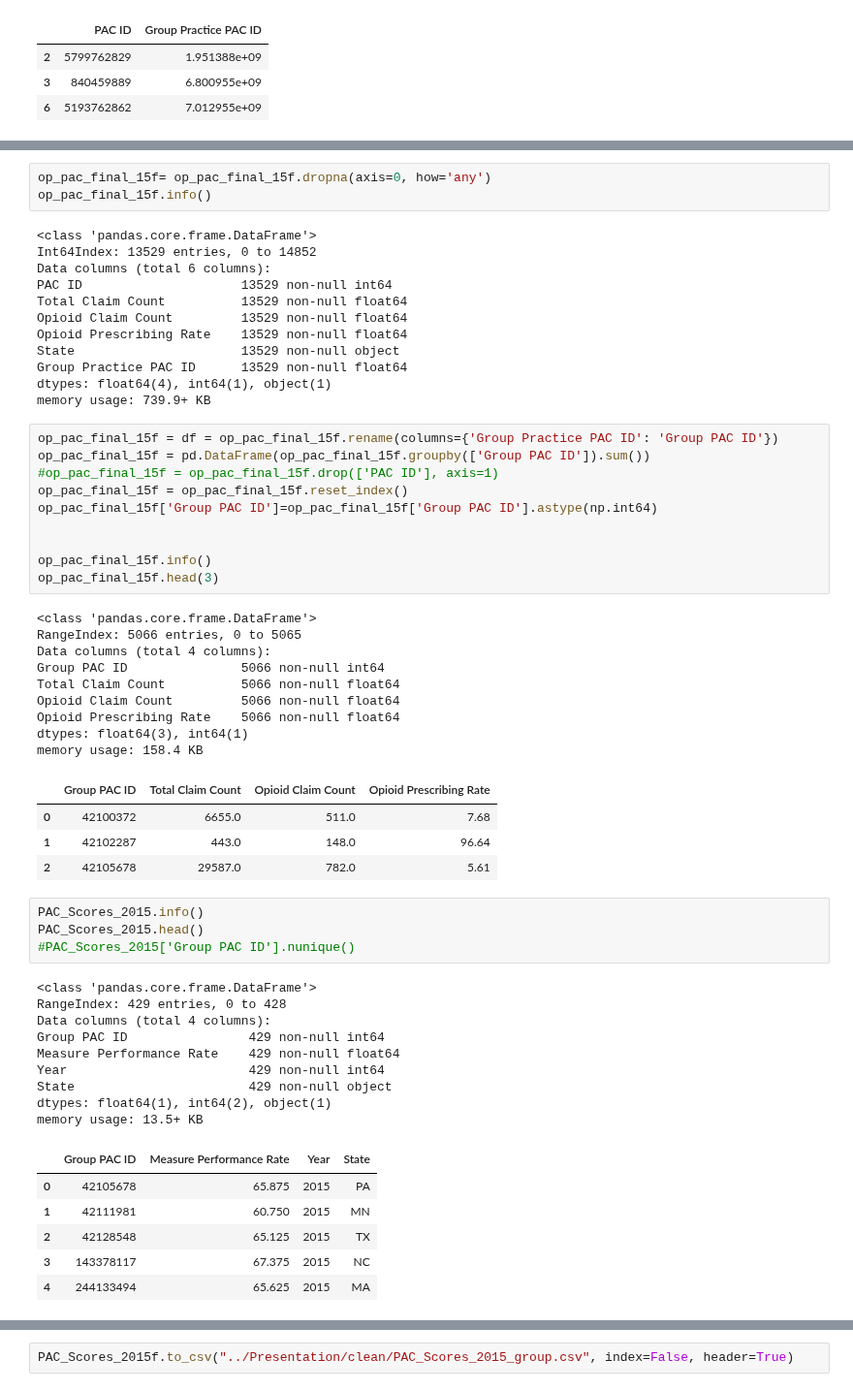
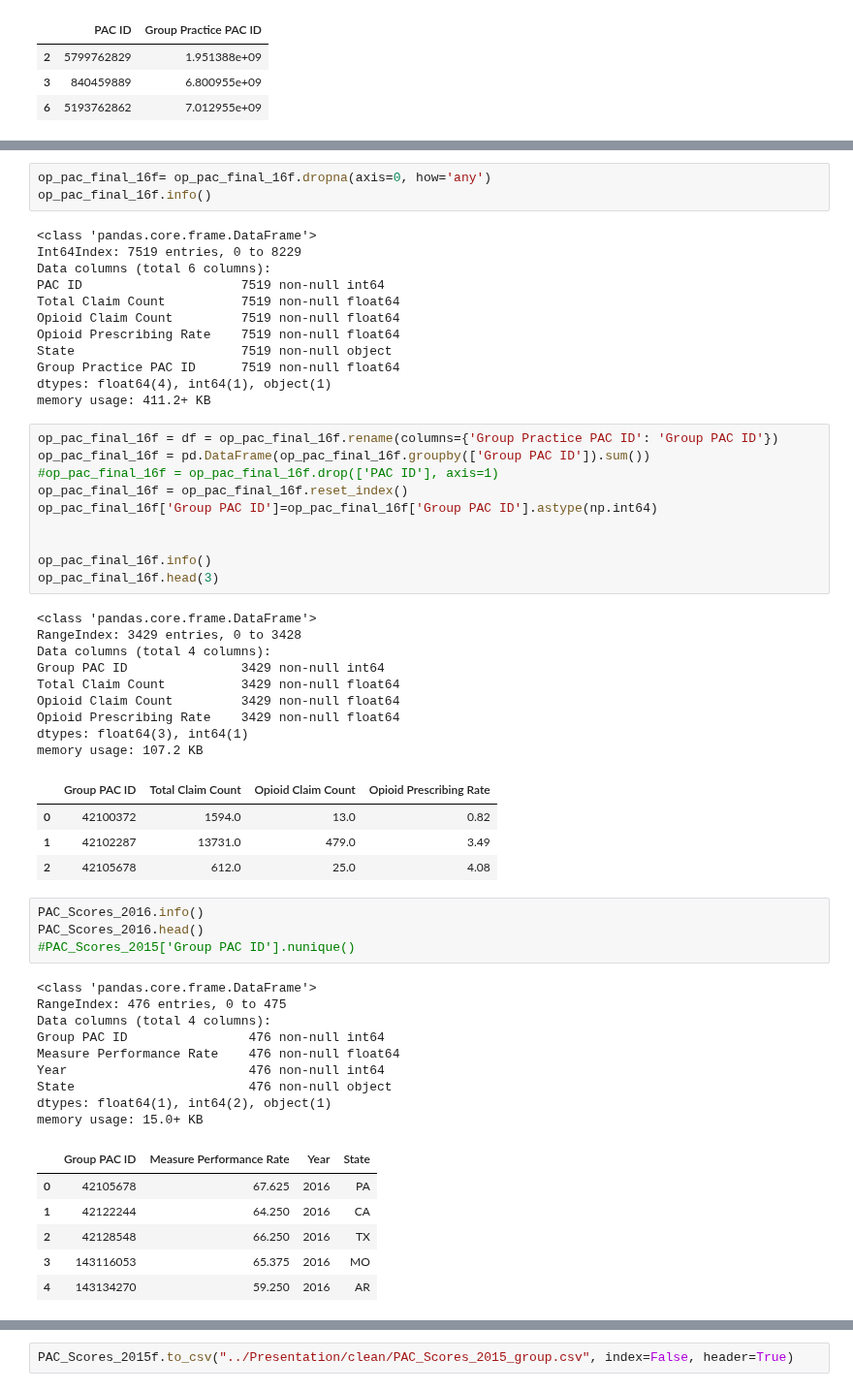
Before and after one commit to MTDahmer/Project1, a Jupyter notebook: notebooks/basheer_328.ipynb, the cells around one changed output, grey strips where cells are left out. Shown at 97% size. Cells and saved outputs as stored; diff of their text form.

```diff
--- a/notebooks/basheer_328.ipynb
+++ b/notebooks/basheer_328.ipynb
@@ -158,60 +145,60 @@ memory usage: 812.3+ KB
 # %%
-op_pac_final_15f= op_pac_final_15f.dropna(axis=0, how='any')
-op_pac_final_15f.info()
+op_pac_final_16f= op_pac_final_16f.dropna(axis=0, how='any')
+op_pac_final_16f.info()
 # %% [output]
 <class 'pandas.core.frame.DataFrame'>
-Int64Index: 13529 entries, 0 to 14852
+Int64Index: 7519 entries, 0 to 8229
 Data columns (total 6 columns):
-PAC ID                     13529 non-null int64
-Total Claim Count          13529 non-null float64
-Opioid Claim Count         13529 non-null float64
-Opioid Prescribing Rate    13529 non-null float64
-State                      13529 non-null object
-Group Practice PAC ID      13529 non-null float64
+PAC ID                     7519 non-null int64
+Total Claim Count          7519 non-null float64
+Opioid Claim Count         7519 non-null float64
+Opioid Prescribing Rate    7519 non-null float64
+State                      7519 non-null object
+Group Practice PAC ID      7519 non-null float64
 dtypes: float64(4), int64(1), object(1)
-memory usage: 739.9+ KB
+memory usage: 411.2+ KB
 # %%
-op_pac_final_15f = df = op_pac_final_15f.rename(columns={'Group Practice PAC ID': 'Group PAC ID'})
-op_pac_final_15f = pd.DataFrame(op_pac_final_15f.groupby(['Group PAC ID']).sum())
-#op_pac_final_15f = op_pac_final_15f.drop(['PAC ID'], axis=1)
-op_pac_final_15f = op_pac_final_15f.reset_index()
-op_pac_final_15f['Group PAC ID']=op_pac_final_15f['Group PAC ID'].astype(np.int64)
+op_pac_final_16f = df = op_pac_final_16f.rename(columns={'Group Practice PAC ID': 'Group PAC ID'})
+op_pac_final_16f = pd.DataFrame(op_pac_final_16f.groupby(['Group PAC ID']).sum())
+#op_pac_final_16f = op_pac_final_16f.drop(['PAC ID'], axis=1)
+op_pac_final_16f = op_pac_final_16f.reset_index()
+op_pac_final_16f['Group PAC ID']=op_pac_final_16f['Group PAC ID'].astype(np.int64)
 
 
-op_pac_final_15f.info()
-op_pac_final_15f.head(3)
+op_pac_final_16f.info()
+op_pac_final_16f.head(3)
 # %% [output]
 <class 'pandas.core.frame.DataFrame'>
-RangeIndex: 5066 entries, 0 to 5065
+RangeIndex: 3429 entries, 0 to 3428
 Data columns (total 4 columns):
-Group PAC ID               5066 non-null int64
-Total Claim Count          5066 non-null float64
-Opioid Claim Count         5066 non-null float64
-Opioid Prescribing Rate    5066 non-null float64
+Group PAC ID               3429 non-null int64
+Total Claim Count          3429 non-null float64
+Opioid Claim Count         3429 non-null float64
+Opioid Prescribing Rate    3429 non-null float64
 dtypes: float64(3), int64(1)
-memory usage: 158.4 KB
+memory usage: 107.2 KB
 |  | Group PAC ID | Total Claim Count | Opioid Claim Count | Opioid Prescribing Rate |
-| 0 | 42100372 | 6655.0 | 511.0 | 7.68 |
-| 1 | 42102287 | 443.0 | 148.0 | 96.64 |
-| 2 | 42105678 | 29587.0 | 782.0 | 5.61 |
+| 0 | 42100372 | 1594.0 | 13.0 | 0.82 |
+| 1 | 42102287 | 13731.0 | 479.0 | 3.49 |
+| 2 | 42105678 | 612.0 | 25.0 | 4.08 |
 # %%
-PAC_Scores_2015.info()
-PAC_Scores_2015.head()
+PAC_Scores_2016.info()
+PAC_Scores_2016.head()
 #PAC_Scores_2015['Group PAC ID'].nunique()
 # %% [output]
 <class 'pandas.core.frame.DataFrame'>
-RangeIndex: 429 entries, 0 to 428
+RangeIndex: 476 entries, 0 to 475
 Data columns (total 4 columns):
-Group PAC ID                429 non-null int64
-Measure Performance Rate    429 non-null float64
-Year                        429 non-null int64
-State                       429 non-null object
+Group PAC ID                476 non-null int64
+Measure Performance Rate    476 non-null float64
+Year                        476 non-null int64
+State                       476 non-null object
 dtypes: float64(1), int64(2), object(1)
-memory usage: 13.5+ KB
+memory usage: 15.0+ KB
 |  | Group PAC ID | Measure Performance Rate | Year | State |
-| 0 | 42105678 | 65.875 | 2015 | PA |
-| 1 | 42111981 | 60.750 | 2015 | MN |
-| 2 | 42128548 | 65.125 | 2015 | TX |
-| 3 | 143378117 | 67.375 | 2015 | NC |
-| 4 | 244133494 | 65.625 | 2015 | MA |
+| 0 | 42105678 | 67.625 | 2016 | PA |
+| 1 | 42122244 | 64.250 | 2016 | CA |
+| 2 | 42128548 | 66.250 | 2016 | TX |
+| 3 | 143116053 | 65.375 | 2016 | MO |
+| 4 | 143134270 | 59.250 | 2016 | AR |
 # %%
```
Also changed, not shown: parts of 12 cells of this notebook, 1 other file.
